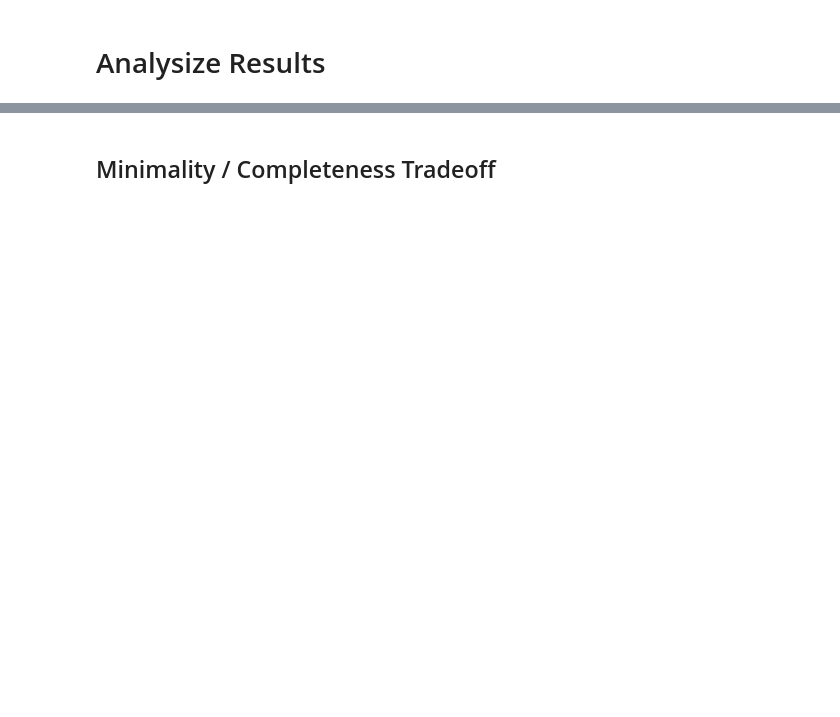
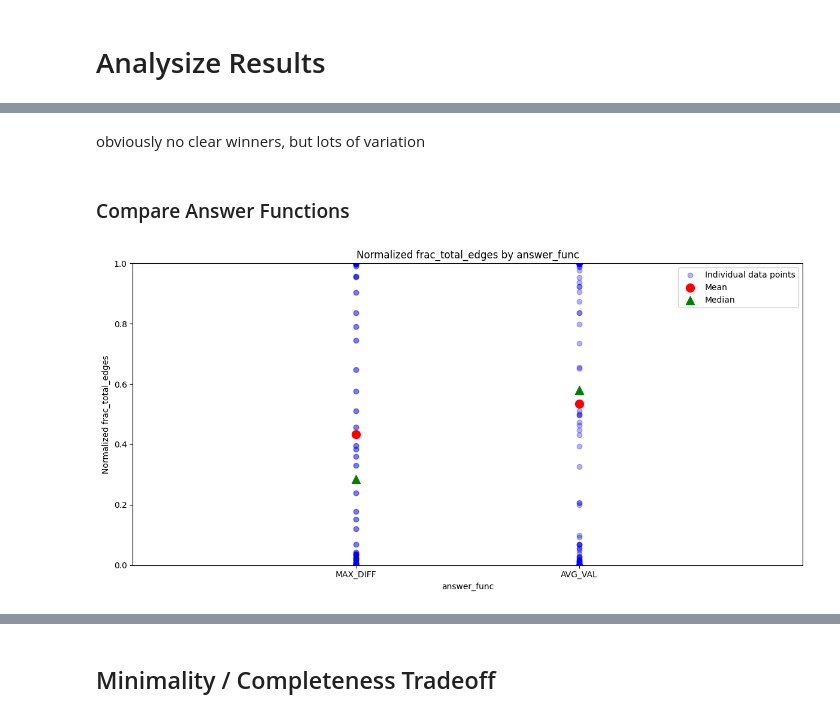
Before and after one commit to oliveradk/elk-experiments, a Jupyter notebook: jobs/hypothesis_tests.ipynb, the cells around one changed output, grey strips where cells are left out. Drawn from its saved outputs; the diff is of its cells as text; code cells hidden in the pictures; blank space fills up the shorter version.

```diff
--- a/jobs/hypothesis_tests.ipynb
+++ b/jobs/hypothesis_tests.ipynb
@@ -297,0 +691,16 @@ All figures have been generated and saved.
+# %% [markdown]
+obviously no clear winners, but lots of variation
+# %% [markdown]
+### Compare Answer Functions
+# %%
+# Example usage:
+flexible_normalize_aggregate_and_plot(
+    df,
+    agg_by=['answer_func'],
+    value_column='frac_total_edges',
+    normalize_by=['task_key', 'use_abs', 'epsilon'],
+    rotation=0,
+    ha='center'
+)
+# %% [output]
+[figure, added]
```
Also changed, not shown: parts of 31 cells of this notebook.
